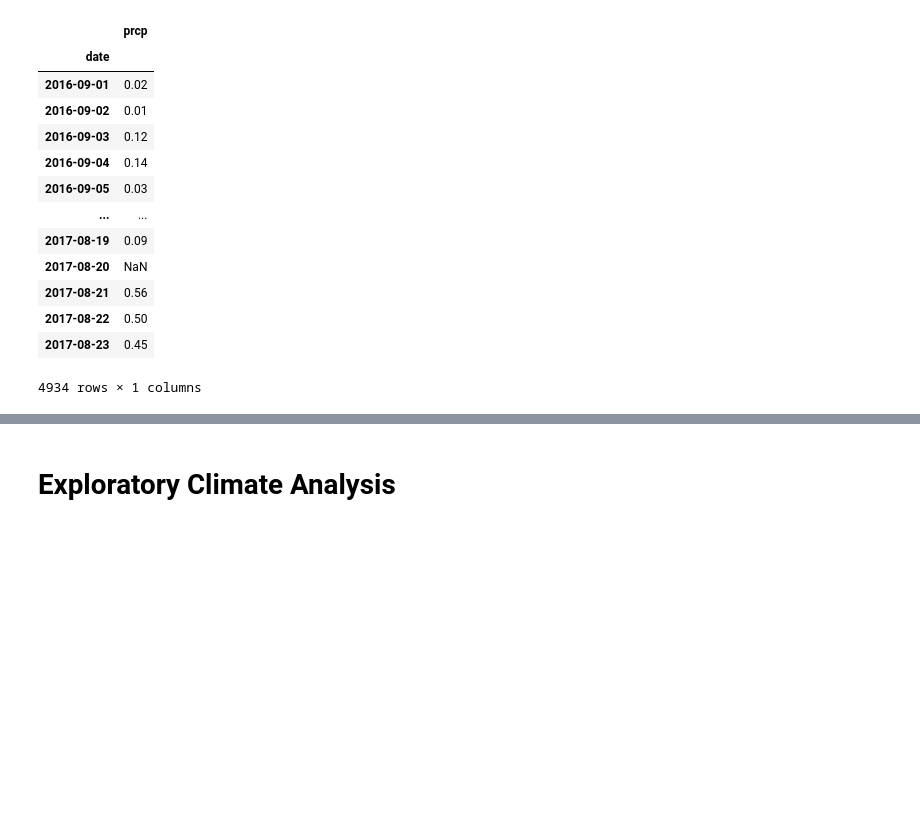
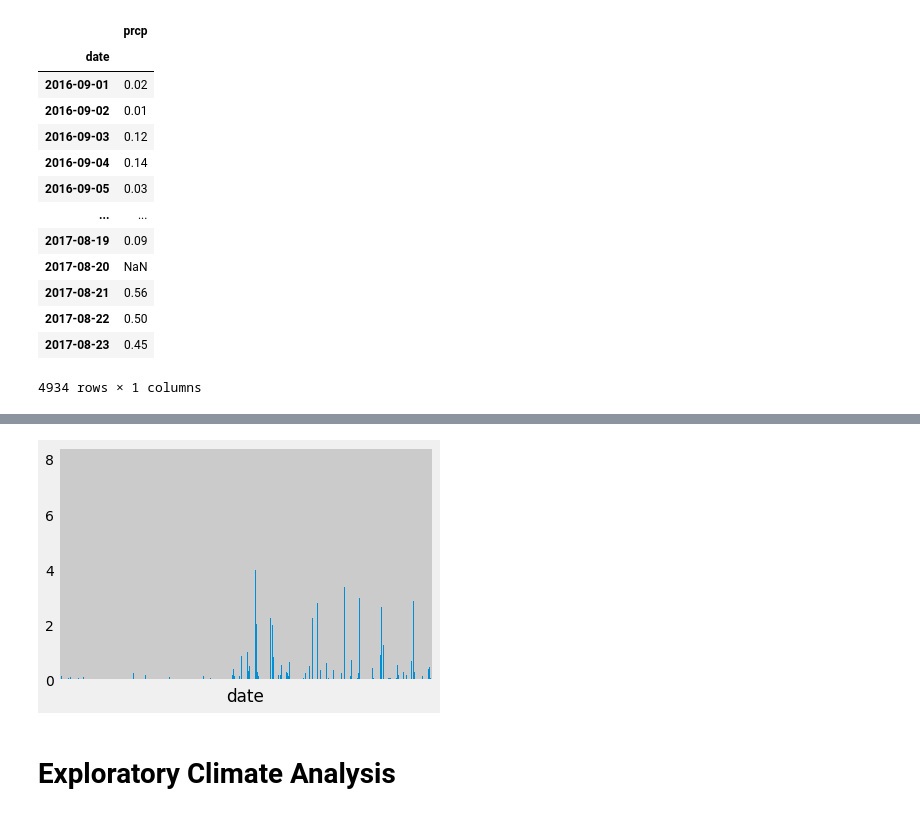
Before and after one commit to anPerger/SQL_alchemy_hw, a Jupyter notebook: climate_starter.ipynb, the cells around one changed output, grey strips where cells are left out. Saved outputs shown, nothing was run; the diff lists cells and outputs as text; code cells hidden in the pictures; blank space fills up the shorter version.

```diff
--- a/climate_starter.ipynb
+++ b/climate_starter.ipynb
@@ -395,3 +413,13 @@ year_prcp.plot(kind='bar')
+# %%
+year_prcp = last_year['prcp']
+subplot = year_prcp.plot(kind='bar')
+ax = subplot.axes
+#ax.set_xticks([])       # Alternatively, you can manually adjust the ticks
+ax.set_xticklabels([])   # or their labels
+f = ax.get_figure()
+f.show()
+# %% [output]
+[figure, added]
 # %%
 # We can view all of the classes that automap found
 # %%
```
Also changed, not shown: parts of 6 cells of this notebook, 1 other file.
